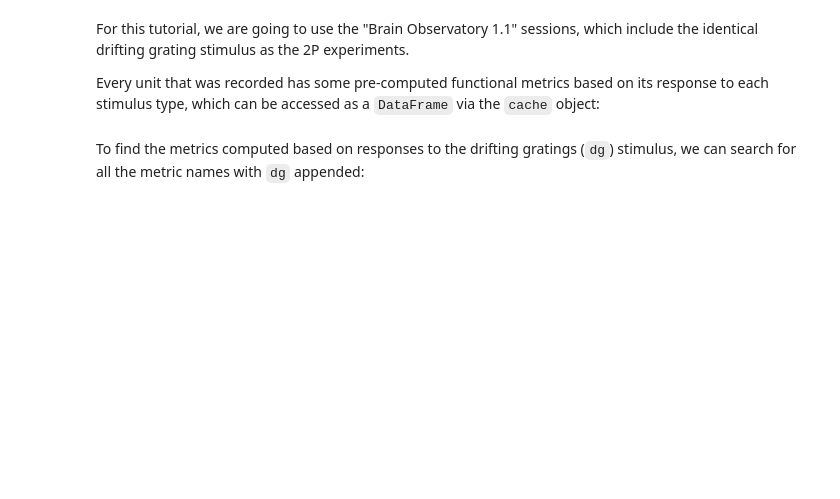
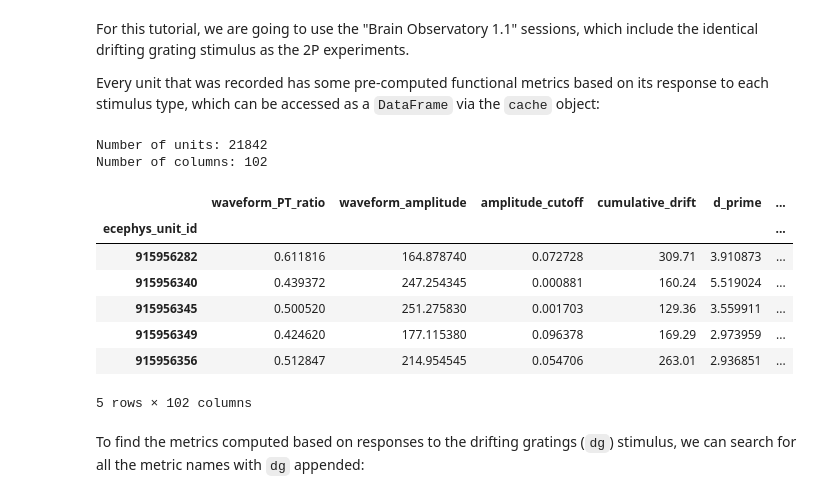
Before and after one commit to ecresp1el/swb_2023_ec_problemsworkshop, a Jupyter notebook: code/Day 2 - Tutorial 1.ipynb, the cells around one changed output. Drawn from its saved outputs; the diff is of its cells as text; code cells hidden in the pictures; blank space fills up the shorter version.

```diff
--- a/code/Day 2 - Tutorial 1.ipynb
+++ b/code/Day 2 - Tutorial 1.ipynb
@@ -176,3 +199,23 @@ len(unit_metrics)
+# %%
+unit_metrics = cache.get_unit_analysis_metrics_by_session_type('brain_observatory_1.1') #get the unit metrics for the brain_observatory_1.1 sessions
+
+len(unit_metrics)
+
+#print the number of units in the unit_metrics table
+print('Number of units: ' + str(len(unit_metrics)), '\n' + 'Number of columns: ' + str(len(unit_metrics.columns)))
+
+unit_metrics.head()
+# %% [output]
+Number of units: 21842
+Number of columns: 102
+|  | waveform_PT_ratio | waveform_amplitude | amplitude_cutoff | cumulative_drift | d_prime | ... |
+| ecephys_unit_id |  |  |  |  |  | ... |
+| 915956282 | 0.611816 | 164.878740 | 0.072728 | 309.71 | 3.910873 | ... |
+| 915956340 | 0.439372 | 247.254345 | 0.000881 | 160.24 | 5.519024 | ... |
+| 915956345 | 0.500520 | 251.275830 | 0.001703 | 129.36 | 3.559911 | ... |
+| 915956349 | 0.424620 | 177.115380 | 0.096378 | 169.29 | 2.973959 | ... |
+| 915956356 | 0.512847 | 214.954545 | 0.054706 | 263.01 | 2.936851 | ... |
+5 rows × 102 columns
 # %% [markdown]
 To find the metrics computed based on responses to the drifting gratings (`dg`) stimulus, we can search for all the metric names with `dg` appended:
 # %%
```
Also changed, not shown: parts of 13 cells of this notebook.
